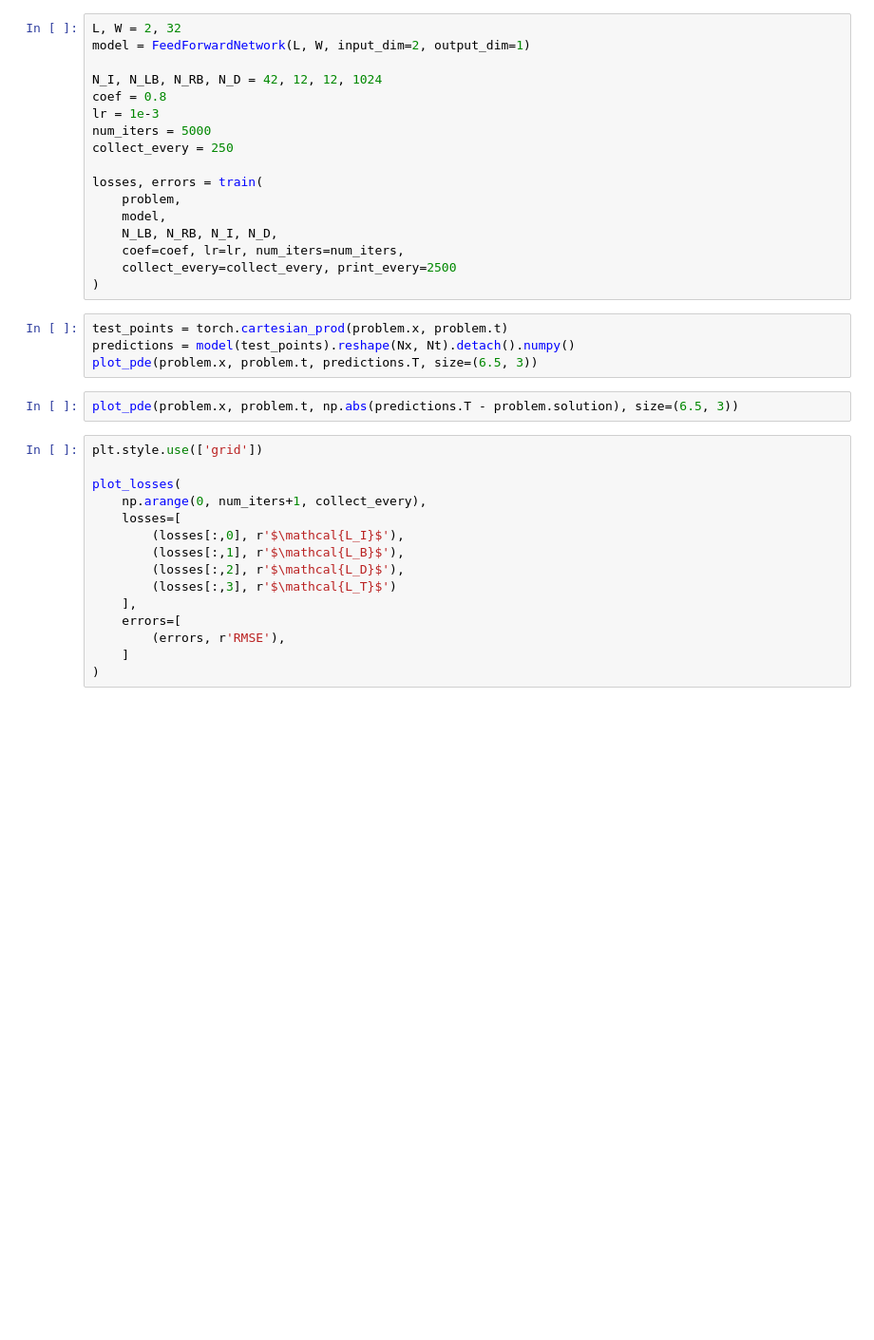
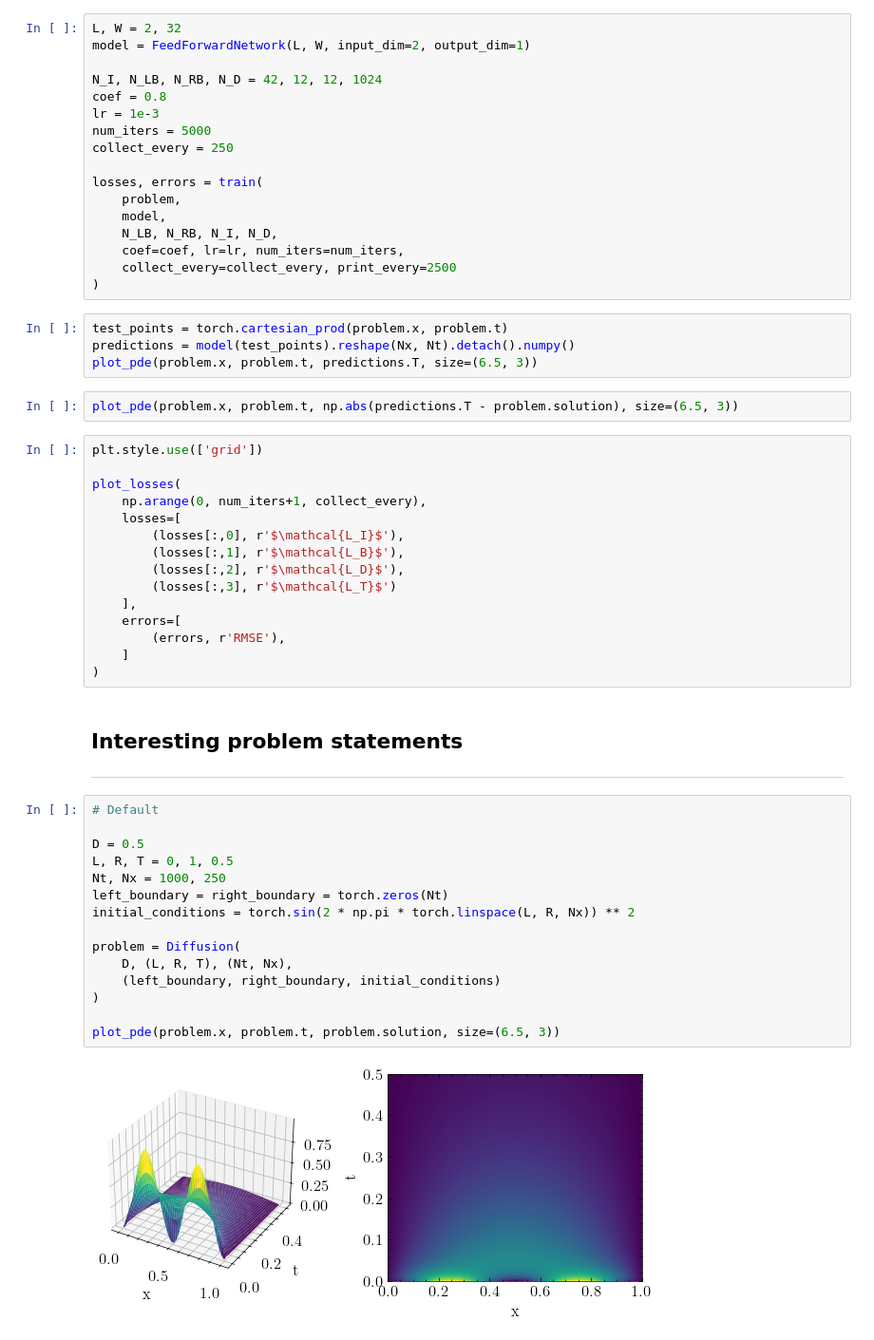
Before and after one commit to DaniilLaptev/pinns, a Jupyter notebook: code/diffusion.ipynb, the cells around one changed output. Shown at 95% size. Cells and saved outputs as stored; diff of their text form; blank space fills up the shorter version.

```diff
--- a/code/diffusion.ipynb
+++ b/code/diffusion.ipynb
@@ -116,3 +116,23 @@ plot_losses(
         (errors, r'RMSE'),
     ]
 )
+# %% [markdown]
+## Interesting problem statements
+---
+# %%
+# Default
+
+D = 0.5
+L, R, T = 0, 1, 0.5
+Nt, Nx = 1000, 250
+left_boundary = right_boundary = torch.zeros(Nt)
+initial_conditions = torch.sin(2 * np.pi * torch.linspace(L, R, Nx)) ** 2
+
+problem = Diffusion(
+    D, (L, R, T), (Nt, Nx),
+    (left_boundary, right_boundary, initial_conditions)
+)
+
+plot_pde(problem.x, problem.t, problem.solution, size=(6.5, 3))
+# %% [output]
+[figure, added]
```
Also changed, not shown: parts of 3 cells of this notebook, 5 other files.
